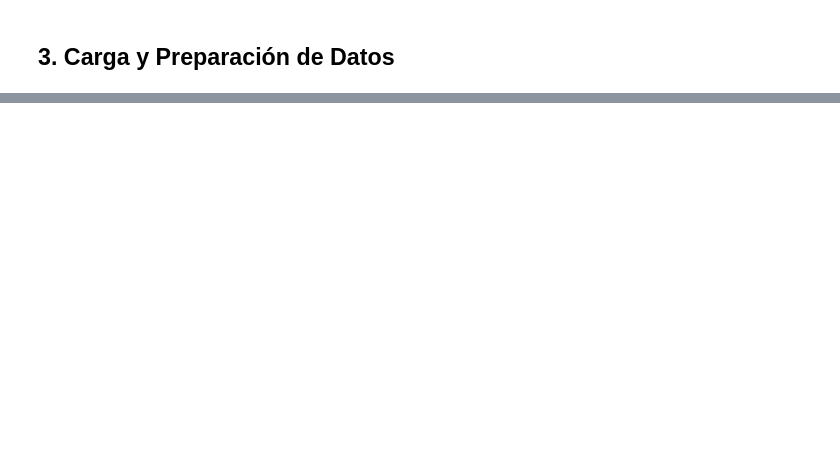
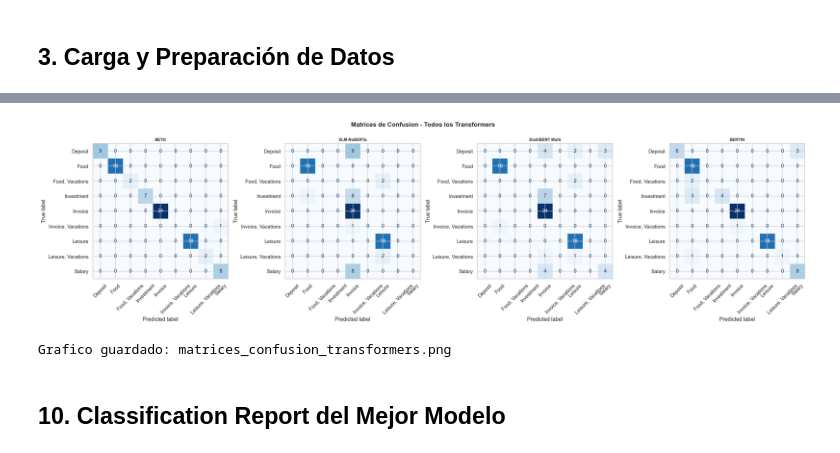
Before and after one commit to Di3g0E/P2_AP-IA, a Jupyter notebook: playground/nlp_area_transformers.ipynb, the cells around one changed output, grey strips where cells are left out. Drawn from its saved outputs; the diff is of its cells as text; code cells hidden in the pictures; blank space fills up the shorter version.

```diff
--- a/playground/nlp_area_transformers.ipynb
+++ b/playground/nlp_area_transformers.ipynb
@@ -660,0 +496,25 @@ Eliminar los checkpoints y carpetas de resultados generadas durante el entrenami
+# %%
+# Matrices de confusion de todos los modelos
+n_models = len(all_results)
+if n_models > 0:
+    fig, axes = plt.subplots(1, n_models, figsize=(6 * n_models, 6))
+    if n_models == 1:
+        axes = [axes]
+
+    for ax, (name, res) in zip(axes, all_results.items()):
+        y_pred = res["y_pred"]
+        cm = confusion_matrix(y_true, y_pred, labels=labels_sorted)
+        disp = ConfusionMatrixDisplay(confusion_matrix=cm, display_labels=label_names)
+        disp.plot(ax=ax, cmap="Blues", values_format="d", colorbar=False, xticks_rotation=45)
+        ax.set_title(name, fontweight="bold", fontsize=9)
+
+    plt.suptitle("Matrices de Confusion - Todos los Transformers", fontweight="bold", fontsize=14, y=1.02)
+    plt.tight_layout()
+    plt.savefig("matrices_confusion_transformers.png", dpi=150, bbox_inches="tight")
+    plt.show()
+    print("Grafico guardado: matrices_confusion_transformers.png")
+# %% [output]
+[figure, added]
+Grafico guardado: matrices_confusion_transformers.png
+# %% [markdown]
+## 10. Classification Report del Mejor Modelo
```
Also changed, not shown: parts of 60 cells of this notebook, 9 other files.
